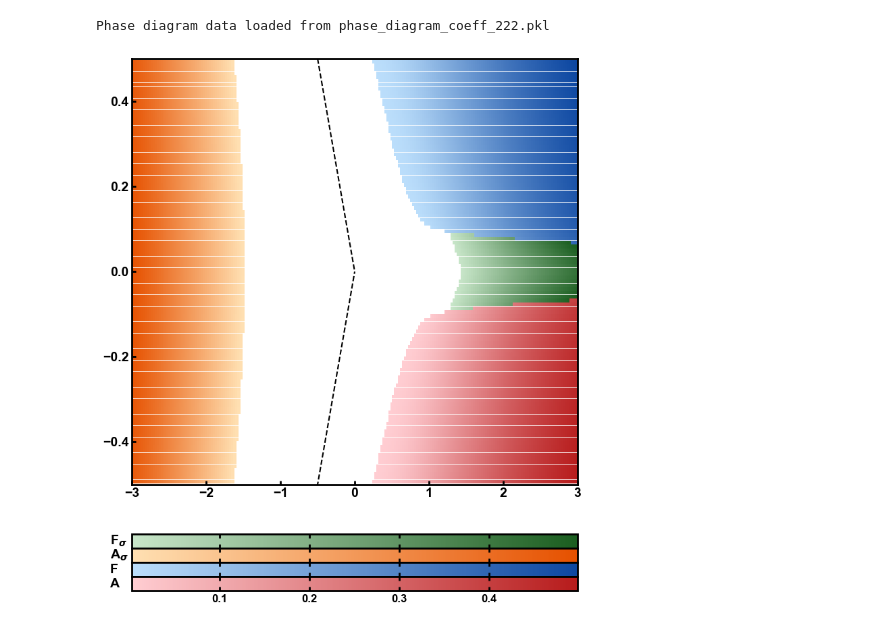
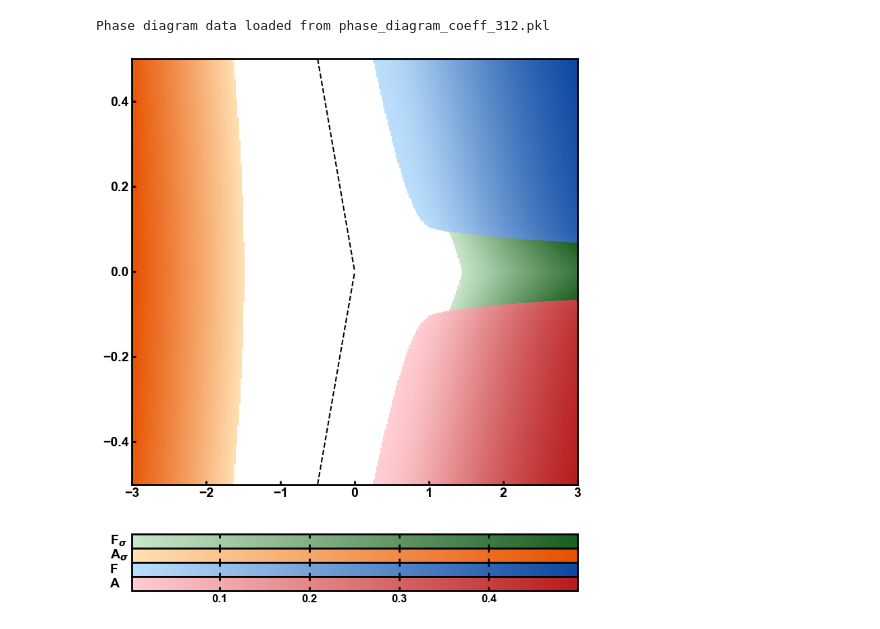
Before and after one commit to erbilcanartun/continuous-ashkin-teller, a Jupyter notebook: figure_manipulation_coeff.ipynb, the cells around one changed output. Cells and saved outputs as stored; diff of their text form; code cells hidden in the pictures.

```diff
--- a/figure_manipulation_coeff.ipynb
+++ b/figure_manipulation_coeff.ipynb
@@ -327,18 +327,18 @@ def plot_phase_diagram_with_coeffs(J_values, M_values, phase_dict, coeff_indices
     ax.tick_params(axis="both", direction="in", width=2, length=4)
 
     x_min, x_max = min(M_values), max(M_values)
-    y_min, y_max = min(J_values), max(J_values)
+    y_min, y_max = -0.5, 0.5 #min(J_values), max(J_values)
 
     # Set axis limits
     ax.set_xlim(x_min, x_max)
-    #ax.set_ylim(y_min, y_max))
-    ax.set_ylim(-.5, .5)
+    ax.set_ylim(y_min, y_max)
+    #ax.set_ylim(-.5, .5)
 
     # For J=M line
     line_min = max(x_min, y_min)
     line_max = 0
     # For J=-M line
-    neg_line_min = max(x_min, -y_max)
+    neg_line_min = max(x_min, y_min)
     neg_line_max = 0
 
     # Add dashed line for J=M
@@ -400,7 +400,7 @@ def plot_phase_diagram_with_coeffs(J_values, M_values, phase_dict, coeff_indices
     return fig
 # %%
 # Load your data
-data = load_phase_diagram_results("phase_diagram_coeff_222.pkl")
+data = load_phase_diagram_results("phase_diagram_coeff_312.pkl")
 phase_dict = data['phase_dict']
 J_values_full = data['J_values']
 M_values_full = data['M_values']
@@ -418,17 +418,17 @@ reflected_dict = reflect_region_across_j(region_dict, coeff_indices)
 J_values, M_values, combined_dict, coeff_indices = prepare_data_for_plotting(
     region_dict, reflected_dict, j_min, j_max, m_min, m_max, coeff_indices)
 # %% [output]
-Phase diagram data loaded from phase_diagram_coeff_222.pkl
+Phase diagram data loaded from phase_diagram_coeff_312.pkl
 # %%
 # Plot using the existing function
 fig = plot_phase_diagram_with_coeffs(
-    J_values=J_values_full,
-    M_values=M_values_full,
+    J_values=J_values,
+    M_values=M_values,
     phase_dict=combined_dict,
     coeff_indices=coeff_indices,
     show_colorbars=True,
-    path="region_with_reflection.png",
-    marker_size=15,)
+    path="phase_diagram_with_coeff(2,2).png",
+    marker_size=3,)
 plt.show()
 # %% [output]
-[figure, old version]
+[figure, new version]
```
Also changed, not shown: 1 other file.
